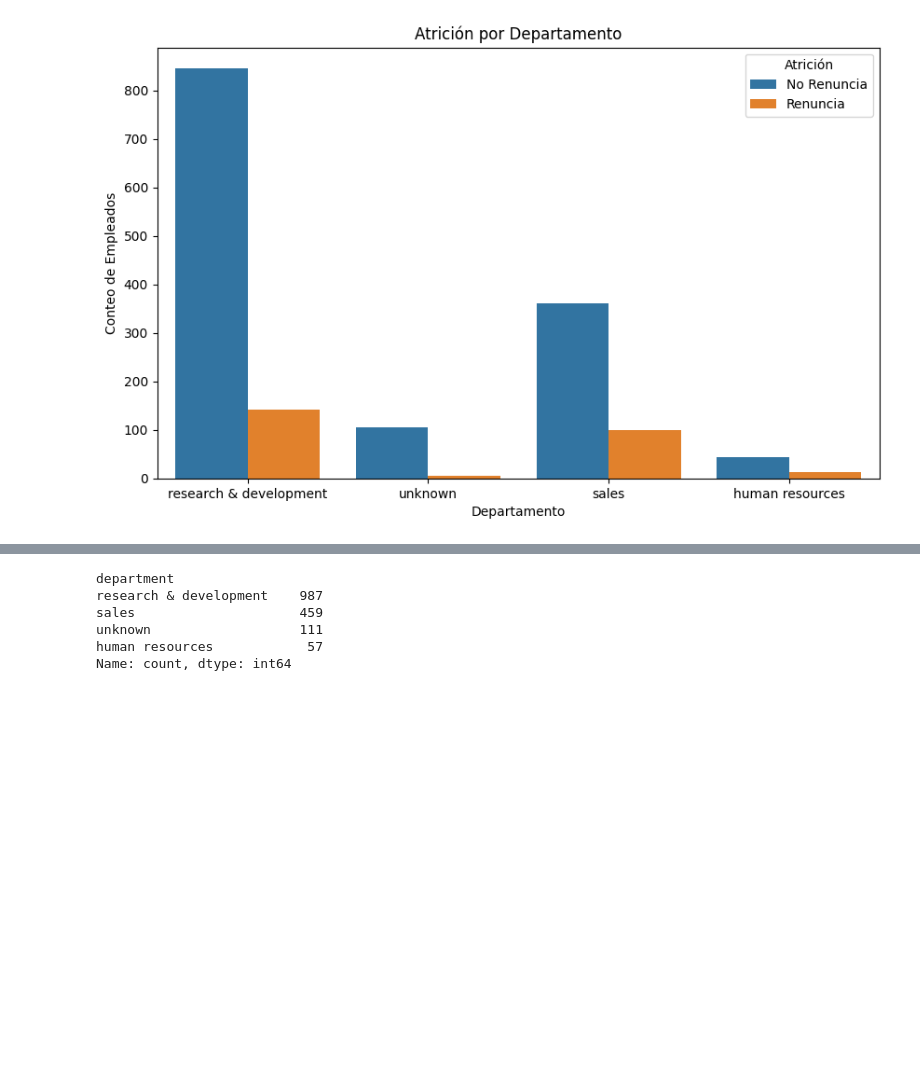
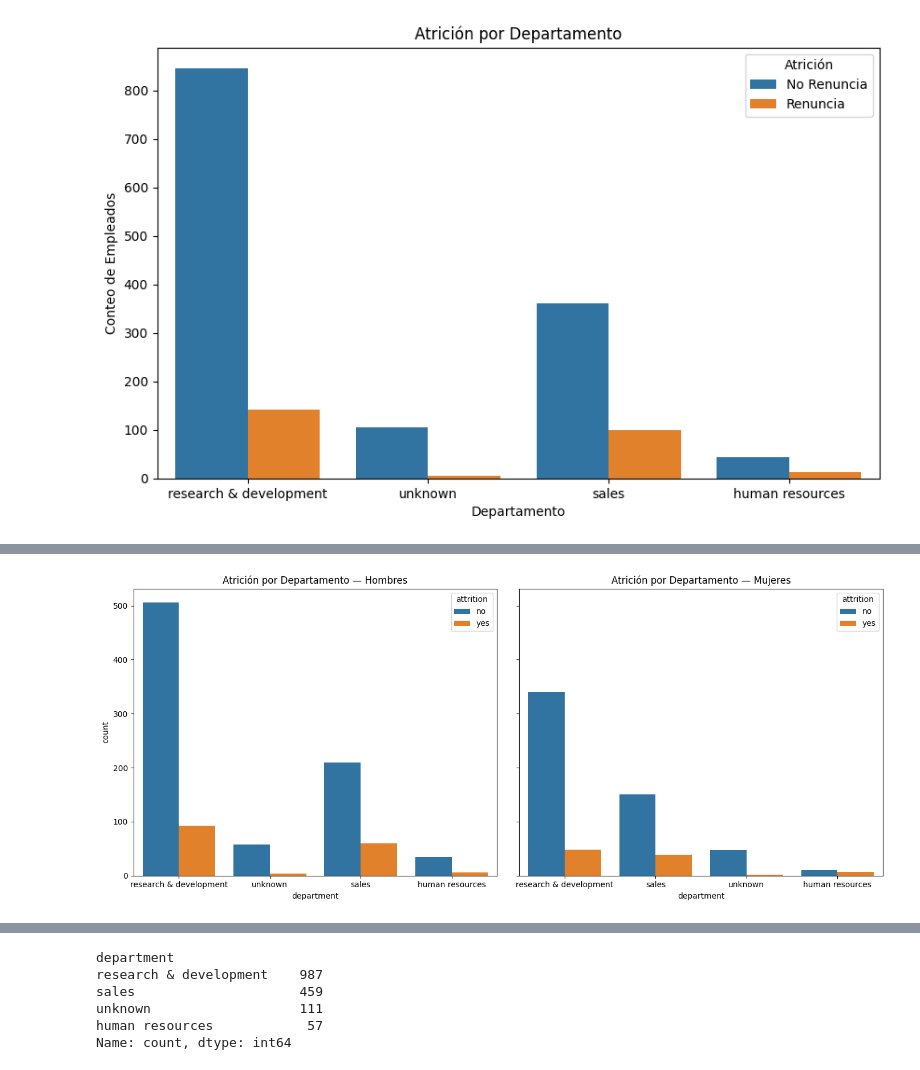
Before and after one commit to omniaunusest/VIZ-analytics-4-employee-data-talent-insights, a Jupyter notebook: visualizaciones.ipynb, the cells around one changed output, grey strips where cells are left out. Cells and saved outputs as stored; diff of their text form; code cells hidden in the pictures; blank space fills up the shorter version.

Commit message:
visualizaciones con algunos mas

```diff
--- a/visualizaciones.ipynb
+++ b/visualizaciones.ipynb
@@ -83,0 +108,25 @@ plt.show()
+# %%
+fig, axes = plt.subplots(1, 2, figsize=(14, 6), sharey=True)
+
+# Male
+sns.countplot(
+    data=df[df["gender"] == "m"],
+    x="department",
+    hue="attrition",
+    ax=axes[0]
+)
+axes[0].set_title("Atrición por Departamento — Hombres")
+
+# Female
+sns.countplot(
+    data=df[df["gender"] == "f"],
+    x="department",
+    hue="attrition",
+    ax=axes[1]
+)
+axes[1].set_title("Atrición por Departamento — Mujeres")
+
+plt.tight_layout()
+plt.show()
+# %% [output]
+[figure, added]
```
Also changed, not shown: parts of 4 cells of this notebook.
